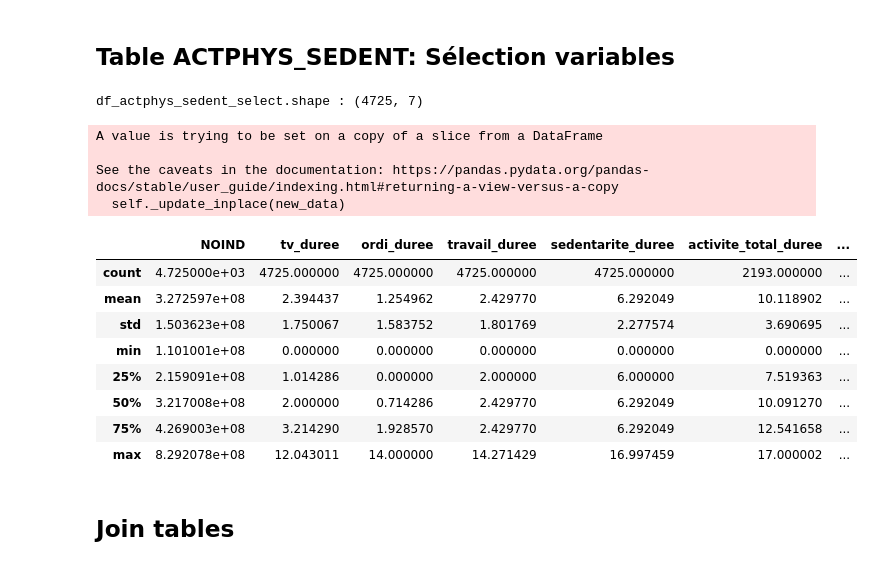
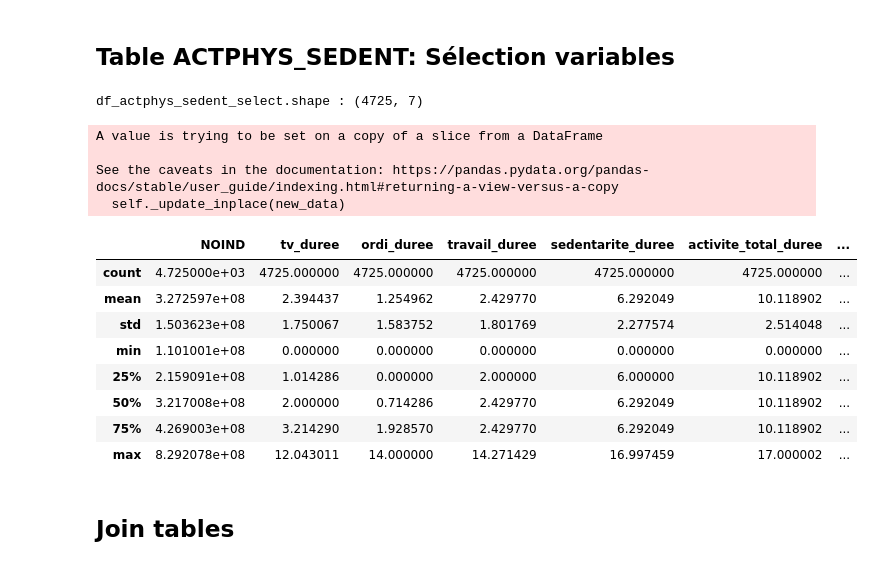
Before and after one commit to flabastie/inca3, a Jupyter notebook: pop2_df_base.ipynb, the cells around one changed output. Saved outputs shown, nothing was run; the diff lists cells and outputs as text; code cells hidden in the pictures.

```diff
--- a/pop2_df_base.ipynb
+++ b/pop2_df_base.ipynb
@@ -233,36 +236,38 @@ consommation_bio                 0
 # %%
 # Table ACTPHYS_SEDENT
 path_actphys_sedent = "./datas/actphys-sedent.csv"
 df_actphys_sedent = pd.read_csv(path_actphys_sedent, sep=';', error_bad_lines=False, index_col=False)
 
 # Sélection variables
 selected_columns = ['NOIND', 'tv_duree', 'ordi_duree', 'travail_duree', 'sedentarite_duree',
                     'activite_total_duree', 'activite_domloissport_duree']
 df_actphys_sedent_select = df_actphys_sedent[selected_columns]
 
 # traitement valeurs manquantes
 df_actphys_sedent_select['tv_duree'].fillna(df_actphys_sedent_select['tv_duree'].mean(), inplace=True)
 df_actphys_sedent_select['ordi_duree'].fillna(df_actphys_sedent_select['ordi_duree'].mean(), inplace=True)
 df_actphys_sedent_select['travail_duree'].fillna(df_actphys_sedent_select['travail_duree'].mean(), inplace=True)
 df_actphys_sedent_select['sedentarite_duree'].fillna(df_actphys_sedent_select['sedentarite_duree'].mean(), inplace=True)
+df_actphys_sedent_select['activite_total_duree'].fillna(df_actphys_sedent_select['activite_total_duree'].mean(), inplace=True)
+df_actphys_sedent_select['activite_domloissport_duree'].fillna(df_actphys_sedent_select['activite_domloissport_duree'].mean(), inplace=True)
 
 print('df_actphys_sedent_select.shape :', df_actphys_sedent_select.shape)
 df_actphys_sedent_select.describe()
 # df_actphys_sedent_select.tail()
 # %% [output]
 df_actphys_sedent_select.shape : (4725, 7)
 A value is trying to be set on a copy of a slice from a DataFrame
 
 See the caveats in the documentation: https://pandas.pydata.org/pandas-docs/stable/user_guide/indexing.html#returning-a-view-versus-a-copy
   self._update_inplace(new_data)
 |  | NOIND | tv_duree | ordi_duree | travail_duree | sedentarite_duree | activite_total_duree | ... |
-| count | 4.725000e+03 | 4725.000000 | 4725.000000 | 4725.000000 | 4725.000000 | 2193.000000 | ... |
+| count | 4.725000e+03 | 4725.000000 | 4725.000000 | 4725.000000 | 4725.000000 | 4725.000000 | ... |
 | mean | 3.272597e+08 | 2.394437 | 1.254962 | 2.429770 | 6.292049 | 10.118902 | ... |
-| std | 1.503623e+08 | 1.750067 | 1.583752 | 1.801769 | 2.277574 | 3.690695 | ... |
+| std | 1.503623e+08 | 1.750067 | 1.583752 | 1.801769 | 2.277574 | 2.514048 | ... |
 | min | 1.101001e+08 | 0.000000 | 0.000000 | 0.000000 | 0.000000 | 0.000000 | ... |
-| 25% | 2.159091e+08 | 1.014286 | 0.000000 | 2.000000 | 6.000000 | 7.519363 | ... |
-| 50% | 3.217008e+08 | 2.000000 | 0.714286 | 2.429770 | 6.292049 | 10.091270 | ... |
-| 75% | 4.269003e+08 | 3.214290 | 1.928570 | 2.429770 | 6.292049 | 12.541658 | ... |
+| 25% | 2.159091e+08 | 1.014286 | 0.000000 | 2.000000 | 6.000000 | 10.118902 | ... |
+| 50% | 3.217008e+08 | 2.000000 | 0.714286 | 2.429770 | 6.292049 | 10.118902 | ... |
+| 75% | 4.269003e+08 | 3.214290 | 1.928570 | 2.429770 | 6.292049 | 10.118902 | ... |
 | max | 8.292078e+08 | 12.043011 | 14.000000 | 14.271429 | 16.997459 | 17.000002 | ... |
 # %% [markdown]
 ## Join tables
```
Also changed, not shown: parts of 6 cells of this notebook, 1 other file.
